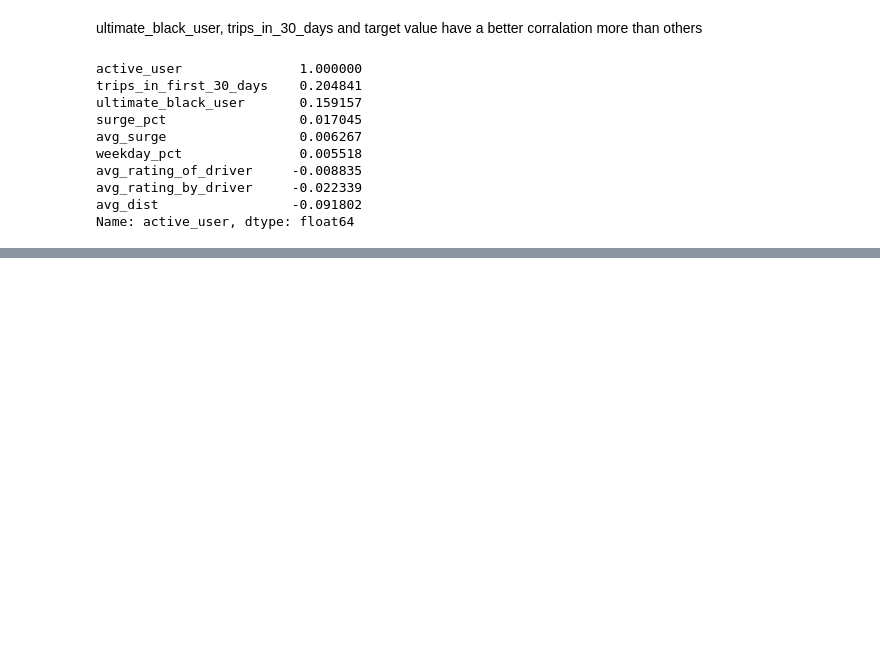
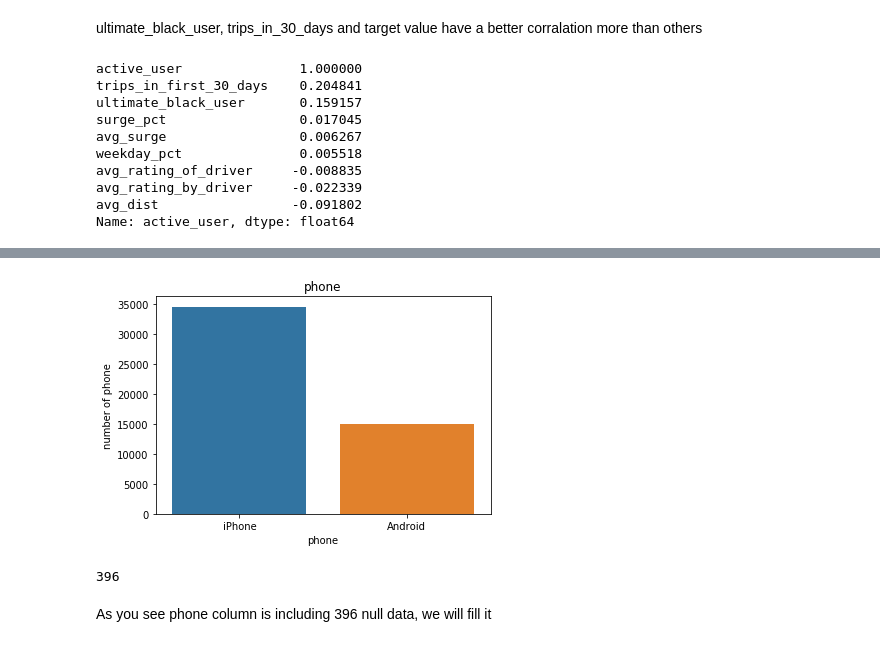
Before and after one commit to atsushii/Ultimate_take_home_challenge, a Jupyter notebook: Predictive_modeling.ipynb, the cells around one changed output, grey strips where cells are left out. Drawn from its saved outputs; the diff is of its cells as text; code cells hidden in the pictures; blank space fills up the shorter version.

```diff
--- a/Predictive_modeling.ipynb
+++ b/Predictive_modeling.ipynb
@@ -101,0 +120,16 @@ Name: active_user, dtype: float64
+# %%
+phone_count = df.phone.value_counts()
+sns.barplot(phone_count.index, phone_count.values)
+plt.title("phone")
+plt.ylabel("number of phone")
+plt.xlabel("phone")
+plt.show()
+# %% [output]
+[figure, added]
+# %%
+# phone colum has null data
+df.phone.isnull().sum()
+# %% [output]
+396
+# %% [markdown]
+As you see phone column is including 396 null data, we will fill it
```
Also changed, not shown: parts of 5 cells of this notebook.
